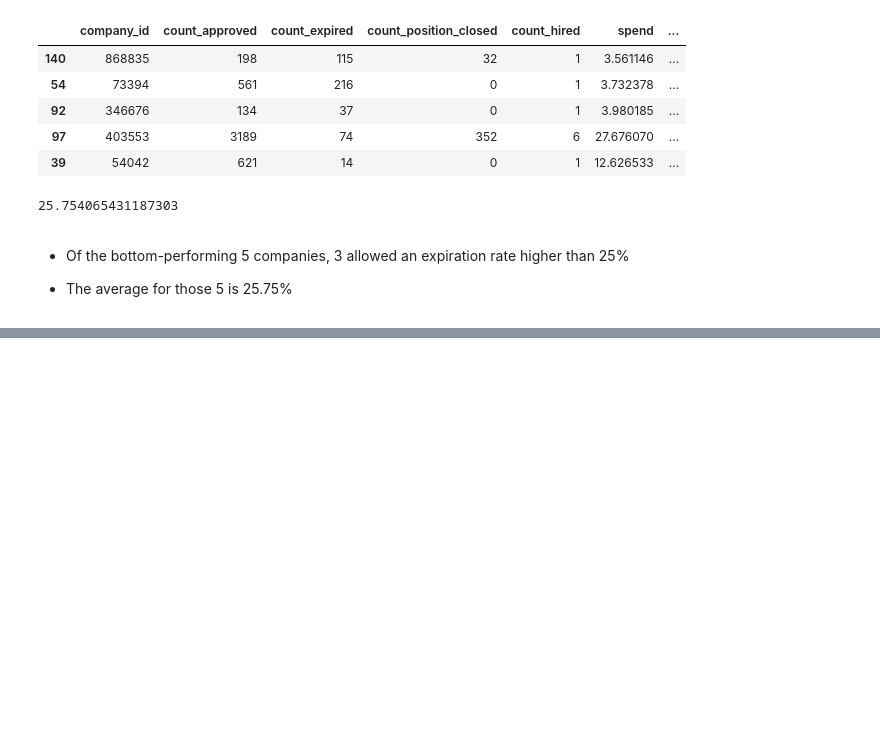
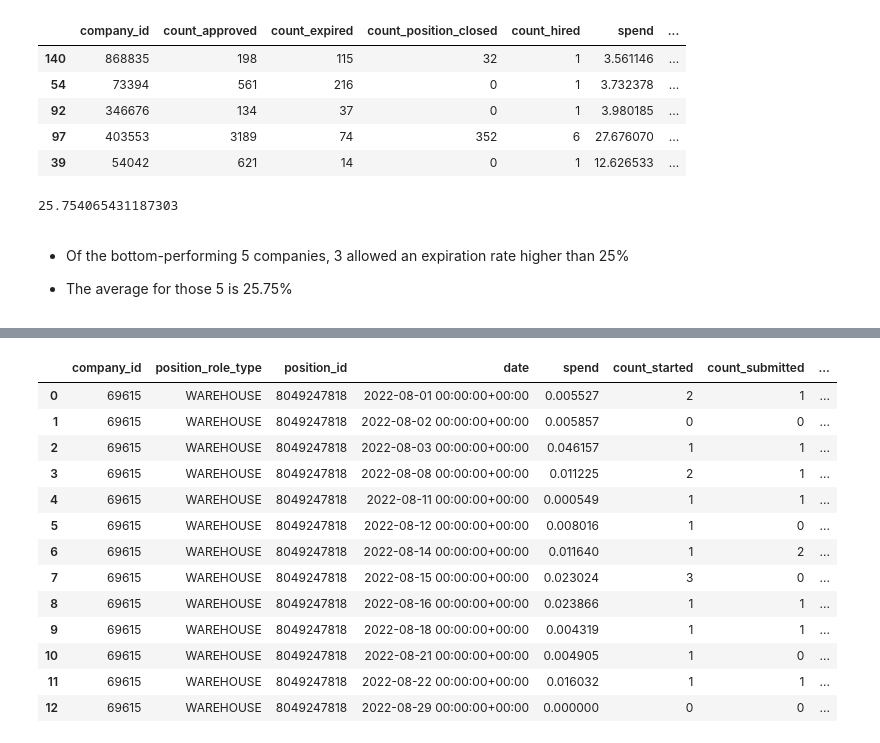
Before and after one commit to JacobTews/hiring_pipeline_analysis, a Jupyter notebook: eda.ipynb, the cells around one changed output, grey strips where cells are left out. Saved outputs shown, nothing was run; the diff lists cells and outputs as text; code cells hidden in the pictures; blank space fills up the shorter version.

Commit message:
working on calculating time to clear backlogs for each position

```diff
--- a/eda.ipynb
+++ b/eda.ipynb
@@ -530,0 +675,19 @@ df_company_expirations[df_company_expirations['company_id'].isin(bottom_5_compan
+# %%
+test_df = df[df['position_id'] == 8049247818]
+test_df.reset_index(inplace=True, drop=True)
+test_df
+# %% [output]
+|  | company_id | position_role_type | position_id | date | spend | count_started | count_submitted | ... |
+| 0 | 69615 | WAREHOUSE | 8049247818 | 2022-08-01 00:00:00+00:00 | 0.005527 | 2 | 1 | ... |
+| 1 | 69615 | WAREHOUSE | 8049247818 | 2022-08-02 00:00:00+00:00 | 0.005857 | 0 | 0 | ... |
+| 2 | 69615 | WAREHOUSE | 8049247818 | 2022-08-03 00:00:00+00:00 | 0.046157 | 1 | 1 | ... |
+| 3 | 69615 | WAREHOUSE | 8049247818 | 2022-08-08 00:00:00+00:00 | 0.011225 | 2 | 1 | ... |
+| 4 | 69615 | WAREHOUSE | 8049247818 | 2022-08-11 00:00:00+00:00 | 0.000549 | 1 | 1 | ... |
+| 5 | 69615 | WAREHOUSE | 8049247818 | 2022-08-12 00:00:00+00:00 | 0.008016 | 1 | 0 | ... |
+| 6 | 69615 | WAREHOUSE | 8049247818 | 2022-08-14 00:00:00+00:00 | 0.011640 | 1 | 2 | ... |
+| 7 | 69615 | WAREHOUSE | 8049247818 | 2022-08-15 00:00:00+00:00 | 0.023024 | 3 | 0 | ... |
+| 8 | 69615 | WAREHOUSE | 8049247818 | 2022-08-16 00:00:00+00:00 | 0.023866 | 1 | 1 | ... |
+| 9 | 69615 | WAREHOUSE | 8049247818 | 2022-08-18 00:00:00+00:00 | 0.004319 | 1 | 1 | ... |
+| 10 | 69615 | WAREHOUSE | 8049247818 | 2022-08-21 00:00:00+00:00 | 0.004905 | 1 | 0 | ... |
+| 11 | 69615 | WAREHOUSE | 8049247818 | 2022-08-22 00:00:00+00:00 | 0.016032 | 1 | 1 | ... |
+| 12 | 69615 | WAREHOUSE | 8049247818 | 2022-08-29 00:00:00+00:00 | 0.000000 | 0 | 0 | ... |
```
Also changed, not shown: parts of 32 cells of this notebook.
